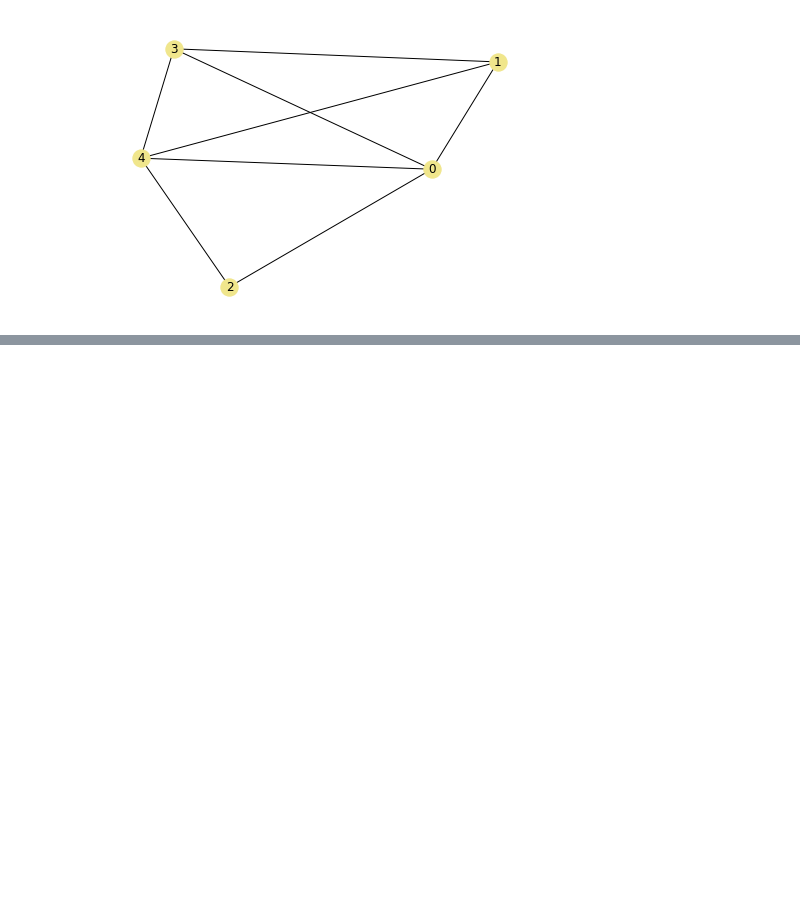
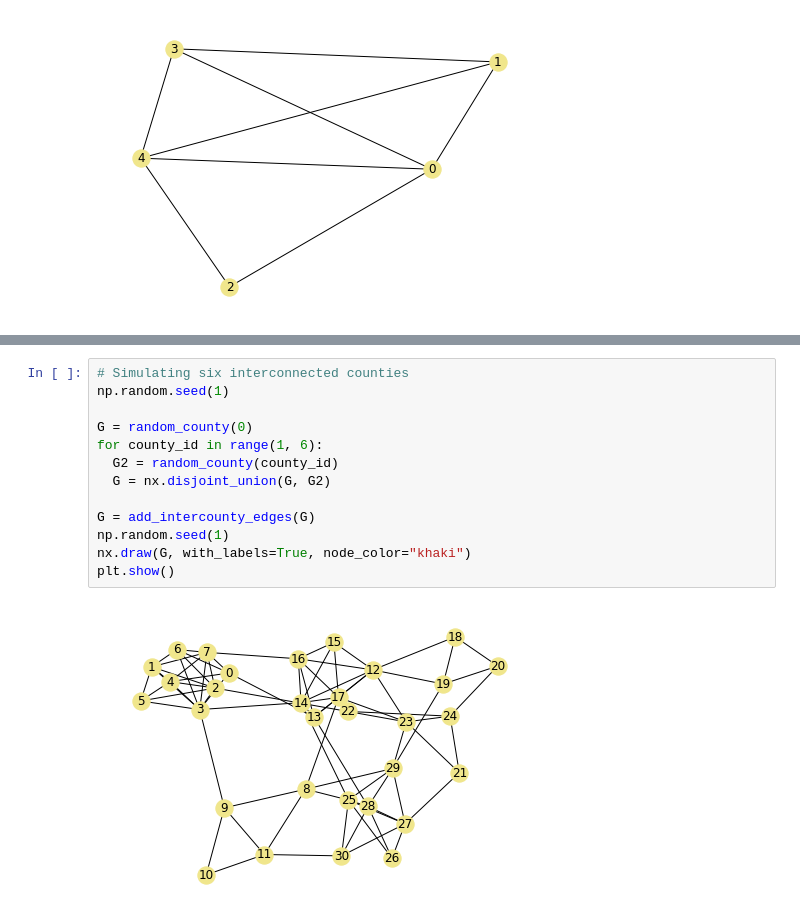
Before and after one commit to rahiakela/data-science-research-and-practice, a Jupyter notebook: case-study-5--predicting-future-friendships/01_graph_theory_and_network_analysis.ipynb, the cells around one changed output, grey strips where cells are left out. Drawn from its saved outputs; the diff is of its cells as text; blank space fills up the shorter version.

```diff
--- a/case-study-5--predicting-future-friendships/01_graph_theory_and_network_analysis.ipynb
+++ b/case-study-5--predicting-future-friendships/01_graph_theory_and_network_analysis.ipynb
@@ -437,0 +473,15 @@ plt.show()
+# %%
+# Simulating six interconnected counties
+np.random.seed(1)
+
+G = random_county(0)
+for county_id in range(1, 6):
+  G2 = random_county(county_id)
+  G = nx.disjoint_union(G, G2)
+
+G = add_intercounty_edges(G)
+np.random.seed(1)
+nx.draw(G, with_labels=True, node_color="khaki")
+plt.show()
+# %% [output]
+[figure, added]
```
Also changed, not shown: parts of 5 cells of this notebook.
